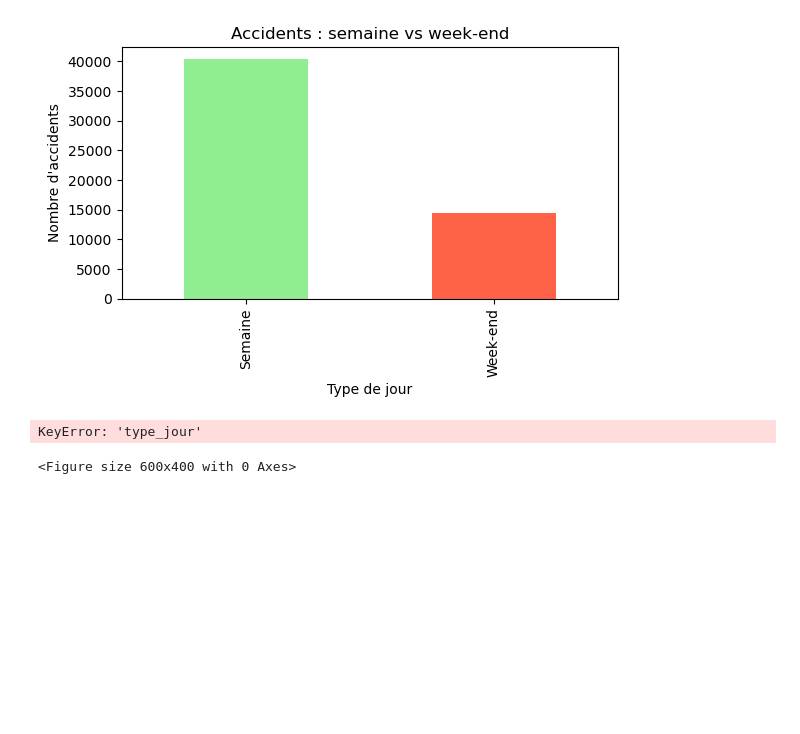
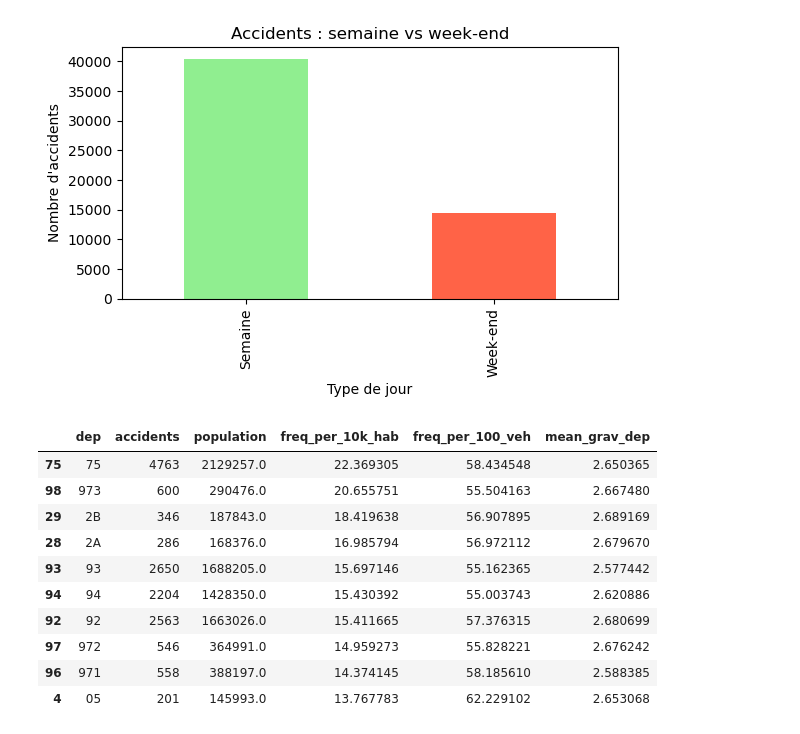
Before and after one commit to Rayan-Nemri/projetRydna, a Jupyter notebook: accident2023.ipynb, the cells around one changed output. Drawn from its saved outputs; the diff is of its cells as text; code cells hidden in the pictures; blank space fills up the shorter version.

Commit message:
decouverte_des_donnes

```diff
--- a/accident2023.ipynb
+++ b/accident2023.ipynb
@@ -332,6 +332,48 @@ plt.show()
 # %% [output]
 [figure]
 # %%
+# Charger la population par département
+pop_df = pd.read_csv("donnees_departements.csv", sep=";")
-# %% [output]
-KeyError: 'type_jour'
-<Figure size 600x400 with 0 Axes>
+# %%
+
+carac["dep"] = carac["dep"].astype(str).str.zfill(2)
+pop_df["DEP"] = pop_df["DEP"].astype(str).str.zfill(2)
+pop_clean = pop_df[["DEP", "PTOT"]].rename(columns={"DEP": "dep", "PTOT": "population"})
+
+
+acc_per_dep = carac.groupby("dep").agg(accidents=("Num_Acc", "nunique")).reset_index()
+acc_freq_habitant = acc_per_dep.merge(pop_clean, on="dep", how="left")
+acc_freq_habitant["freq_per_10k_hab"] = acc_freq_habitant["accidents"] / acc_freq_habitant["population"] * 10000
+
+
+vehicules["Num_Acc"] = vehicules["Num_Acc"].astype(str)
+carac["Num_Acc"] = carac["Num_Acc"].astype(str)
+veh_caract = pd.merge(vehicules, carac[["Num_Acc", "dep"]], on="Num_Acc", how="left")
+veh_per_dep = veh_caract.groupby("dep").agg(vehicules=("Num_Acc", "count")).reset_index()
+acc_freq_veh = acc_per_dep.merge(veh_per_dep, on="dep", how="left")
+acc_freq_veh["freq_per_100_veh"] = acc_freq_veh["accidents"] / acc_freq_veh["vehicules"] * 100
+
+
+usagers["Num_Acc"] = usagers["Num_Acc"].astype(str)
+gravite = usagers.groupby("Num_Acc").agg(mean_grav=("grav", "mean")).reset_index()
+gravite = gravite.merge(carac[["Num_Acc", "dep"]], on="Num_Acc", how="left")
+grav_per_dep = gravite.groupby("dep").agg(mean_grav_dep=("mean_grav", "mean")).reset_index()
+
+
+kpi_df = acc_freq_habitant.merge(acc_freq_veh[["dep", "freq_per_100_veh"]], on="dep", how="left")
+kpi_df = kpi_df.merge(grav_per_dep, on="dep", how="left")
+
+
+kpi_df.sort_values("freq_per_10k_hab", ascending=False).head(10)
+# %% [output]
+|  | dep | accidents | population | freq_per_10k_hab | freq_per_100_veh | mean_grav_dep |
+| 75 | 75 | 4763 | 2129257.0 | 22.369305 | 58.434548 | 2.650365 |
+| 98 | 973 | 600 | 290476.0 | 20.655751 | 55.504163 | 2.667480 |
+| 29 | 2B | 346 | 187843.0 | 18.419638 | 56.907895 | 2.689169 |
+| 28 | 2A | 286 | 168376.0 | 16.985794 | 56.972112 | 2.679670 |
+| 93 | 93 | 2650 | 1688205.0 | 15.697146 | 55.162365 | 2.577442 |
+| 94 | 94 | 2204 | 1428350.0 | 15.430392 | 55.003743 | 2.620886 |
+| 92 | 92 | 2563 | 1663026.0 | 15.411665 | 57.376315 | 2.680699 |
+| 97 | 972 | 546 | 364991.0 | 14.959273 | 55.828221 | 2.676242 |
+| 96 | 971 | 558 | 388197.0 | 14.374145 | 58.185610 | 2.588385 |
+| 4 | 05 | 201 | 145993.0 | 13.767783 | 62.229102 | 2.653068 |
```
Also changed, not shown: 3 other files.
